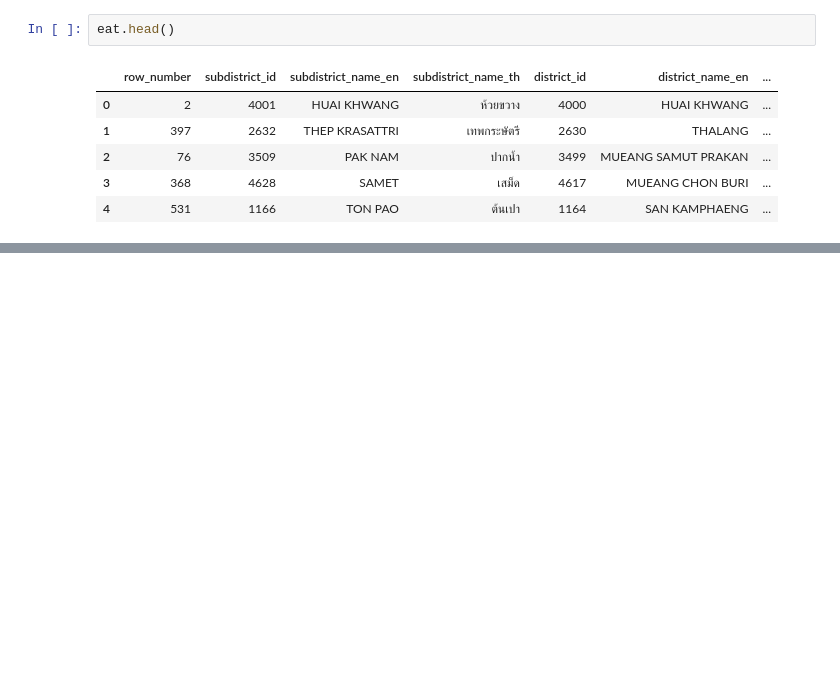
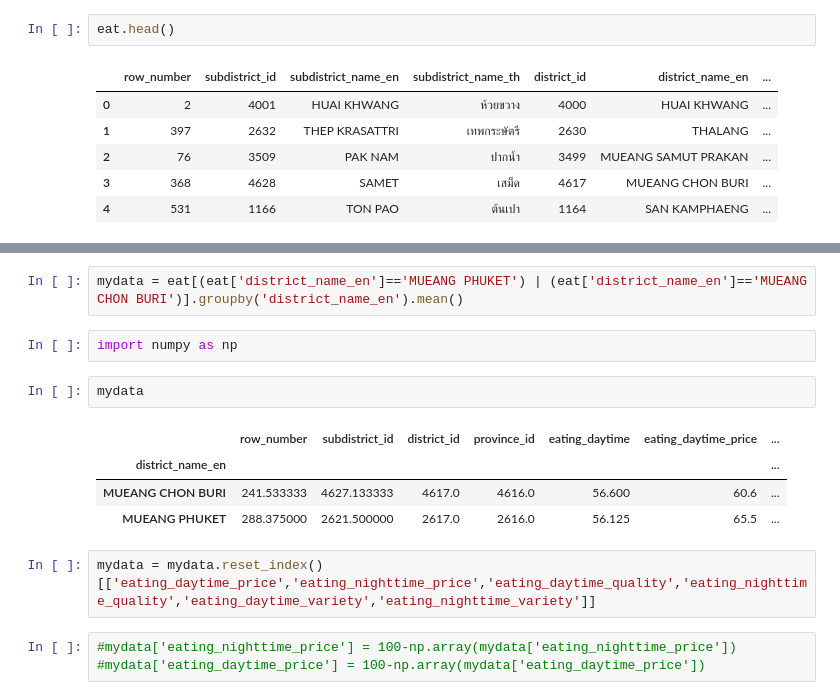
Before and after one commit to Pittawas6330210206/BasicProg_Dataviz65, a Jupyter notebook: DataViz04_Data_Comparison.ipynb, the cells around one changed output, grey strips where cells are left out. Cells and saved outputs as stored; diff of their text form; blank space fills up the shorter version.

```diff
--- a/DataViz04_Data_Comparison.ipynb
+++ b/DataViz04_Data_Comparison.ipynb
@@ -607,0 +626,16 @@ eat[eat['subdistrict_name_en']== 'MUEANG PHUKET']
+# %%
+mydata = eat[(eat['district_name_en']=='MUEANG PHUKET') | (eat['district_name_en']=='MUEANG CHON BURI')].groupby('district_name_en').mean()
+# %%
+import numpy as np
+# %%
+mydata
+# %% [output]
+|  | row_number | subdistrict_id | district_id | province_id | eating_daytime | eating_daytime_price | ... |
+| district_name_en |  |  |  |  |  |  | ... |
+| MUEANG CHON BURI | 241.533333 | 4627.133333 | 4617.0 | 4616.0 | 56.600 | 60.6 | ... |
+| MUEANG PHUKET | 288.375000 | 2621.500000 | 2617.0 | 2616.0 | 56.125 | 65.5 | ... |
+# %%
+mydata = mydata.reset_index()[['eating_daytime_price','eating_nighttime_price','eating_daytime_quality','eating_nighttime_quality','eating_daytime_variety','eating_nighttime_variety']]
+# %%
+#mydata['eating_nighttime_price'] = 100-np.array(mydata['eating_nighttime_price'])
+#mydata['eating_daytime_price'] = 100-np.array(mydata['eating_daytime_price'])
```
Also changed, not shown: parts of 9 cells of this notebook.
